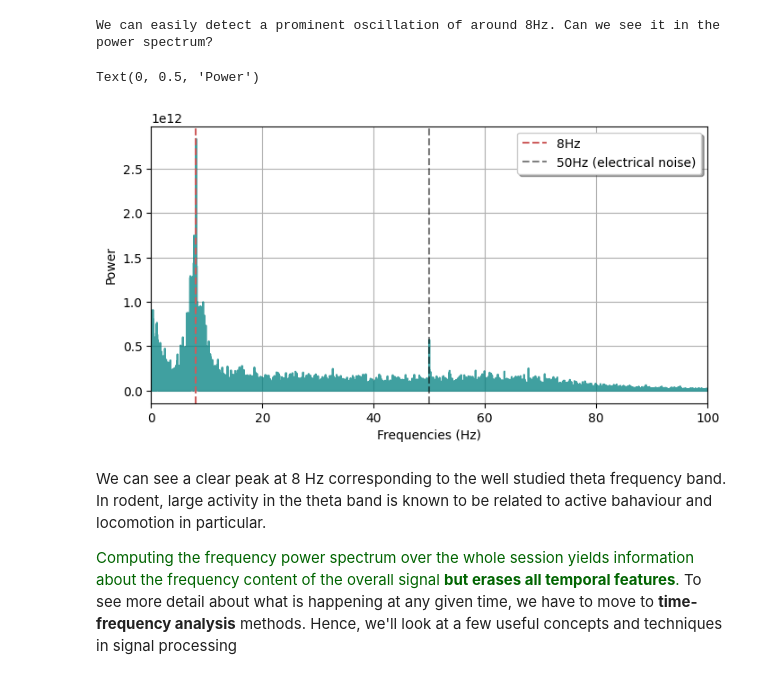
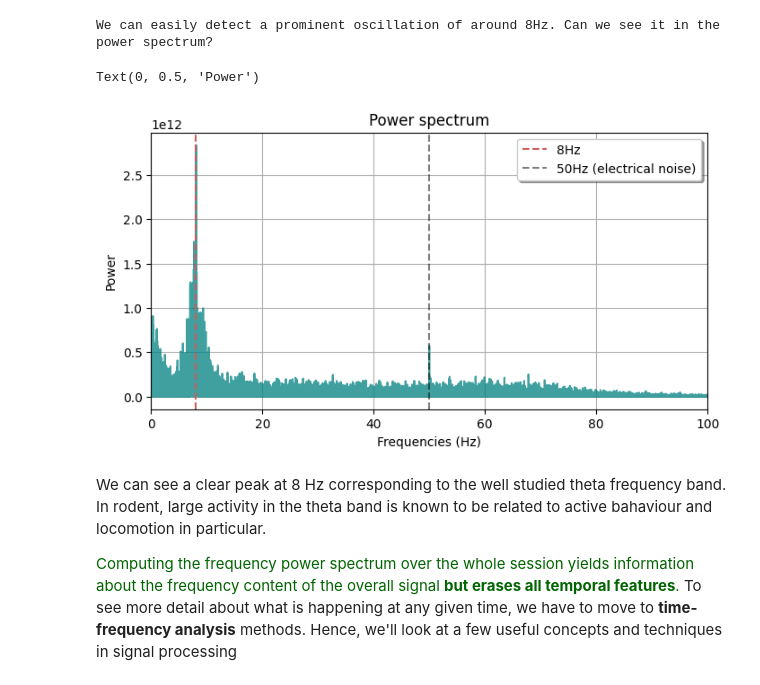
Before and after one commit to DanielaOS/NeuralAnalysis, a Jupyter notebook: neural-data-master/01-local_field_potential/LFP_lecture.ipynb, the cells around one changed output. Saved outputs shown, nothing was run; the diff lists cells and outputs as text; code cells hidden in the pictures.

```diff
--- a/neural-data-master/01-local_field_potential/LFP_lecture.ipynb
+++ b/neural-data-master/01-local_field_potential/LFP_lecture.ipynb
@@ -76,33 +76,34 @@ We can easily detect a prominent oscillation of around 8Hz. Can we see it in the
 # %%
 from scipy.fft import fft, fftfreq
 n_samples = len(lfp)
 sample_dt = 1 / sampling_rate
 
 # Subtract the mean to get rid of the DC component
 centered_lfp = lfp - np.mean(lfp)
 transformed_signal = fft(centered_lfp)
 
 frequencies = fftfreq(n_samples, sample_dt)
 
 # Truncating
 transformed_signal = transformed_signal[: n_samples//2]
 frequencies = frequencies[: n_samples//2]
 
 # Power spectrum
 power_spectrum = abs(transformed_signal)**2
 
 plt.figure(figsize=(8,4))
 plt.plot(frequencies, power_spectrum,color='teal', alpha=0.75)
 plt.xlim([0,100])
 plt.axvline(x = 8, color='indianred', linestyle='--', label = '8Hz')
 plt.axvline(x = 50, color='k', linestyle='--', alpha = 0.5, label = '50Hz (electrical noise)')
 plt.grid()
+plt.title('Power spectrum')
 plt.legend(shadow=True)
 plt.xlabel('Frequencies (Hz)')
 plt.ylabel('Power')
 # %% [output]
 Text(0, 0.5, 'Power')
-[figure, old version]
+[figure, new version]
 # %% [markdown]
 We can see a clear peak at 8 Hz corresponding to the well studied theta frequency band. In rodent, large activity in the theta band is known to be related to active bahaviour and locomotion in particular.
 
```
Also changed, not shown: parts of 9 cells of this notebook.
